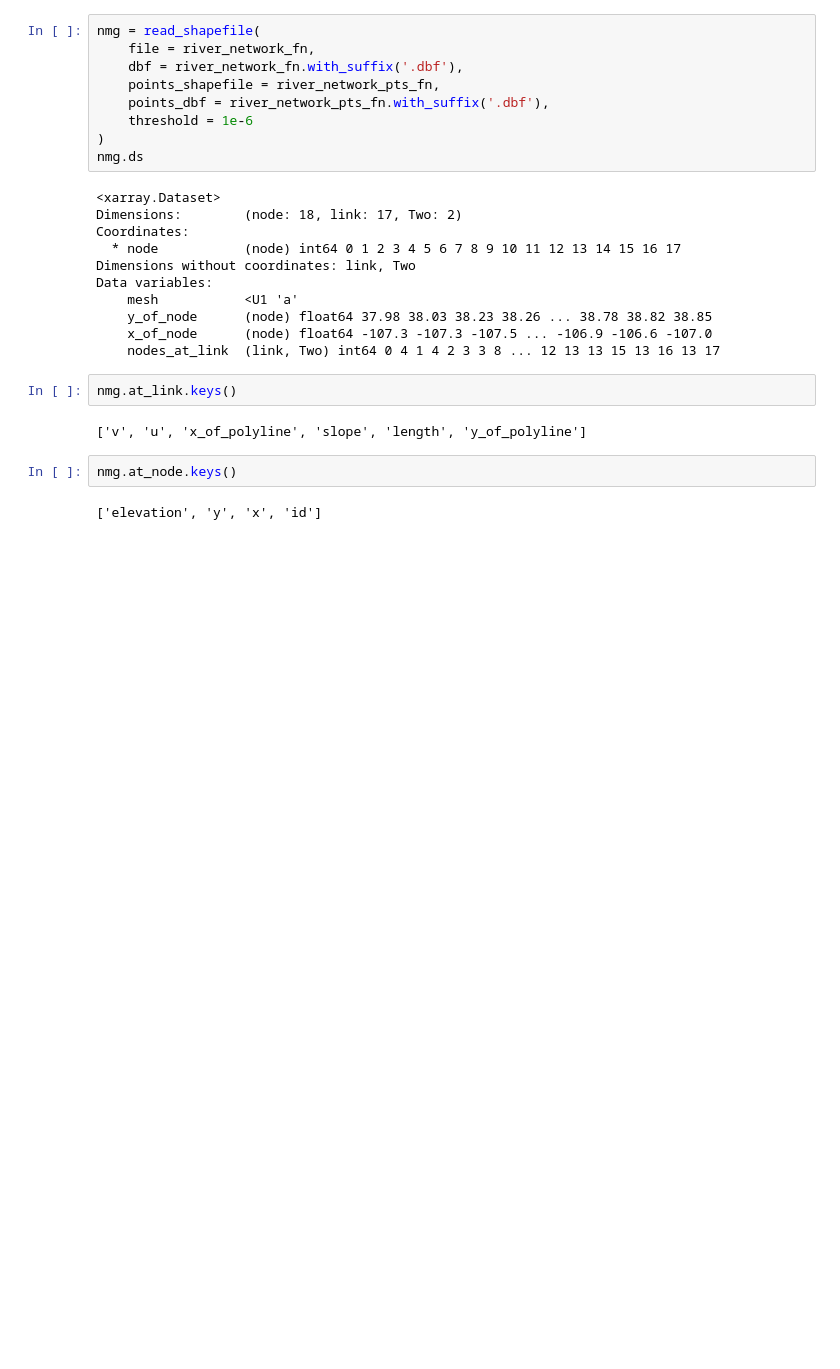
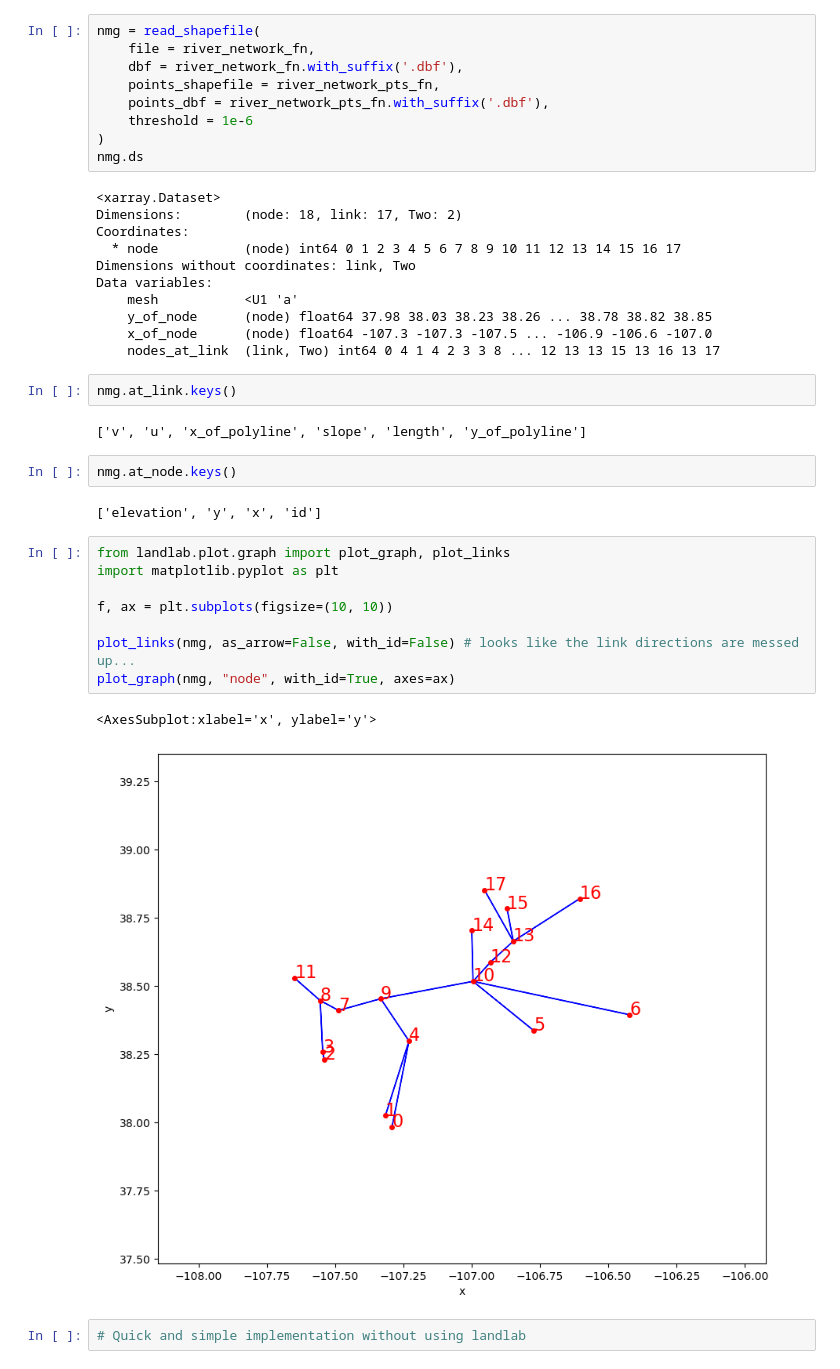
Before and after one commit to UW-SASWE/ResORR, a Jupyter notebook: notebooks/methods/07-Regulation.ipynb, the cells around one changed output. Drawn from its saved outputs; the diff is of its cells as text; blank space fills up the shorter version.

```diff
--- a/notebooks/methods/07-Regulation.ipynb
+++ b/notebooks/methods/07-Regulation.ipynb
@@ -64,3 +171,16 @@ nmg.at_link.keys()
 nmg.at_node.keys()
 # %% [output]
 ['elevation', 'y', 'x', 'id']
+# %%
+from landlab.plot.graph import plot_graph, plot_links
+import matplotlib.pyplot as plt
+
+f, ax = plt.subplots(figsize=(10, 10))
+
+plot_links(nmg, as_arrow=False, with_id=False) # looks like the link directions are messed up...
+plot_graph(nmg, "node", with_id=True, axes=ax)
+# %% [output]
+<AxesSubplot:xlabel='x', ylabel='y'>
+[figure, added]
+# %%
+# Quick and simple implementation without using landlab
```
Also changed, not shown: parts of 8 cells of this notebook.
